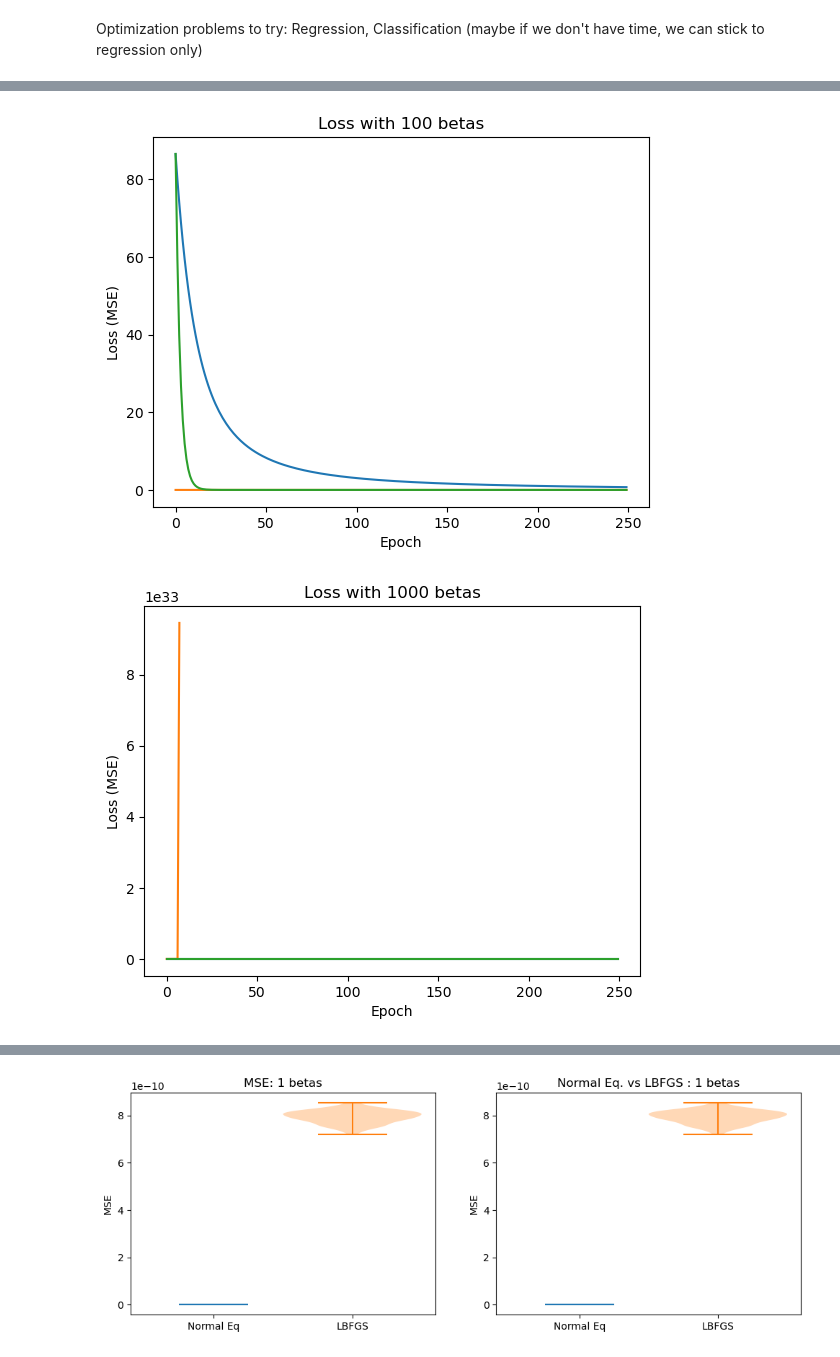
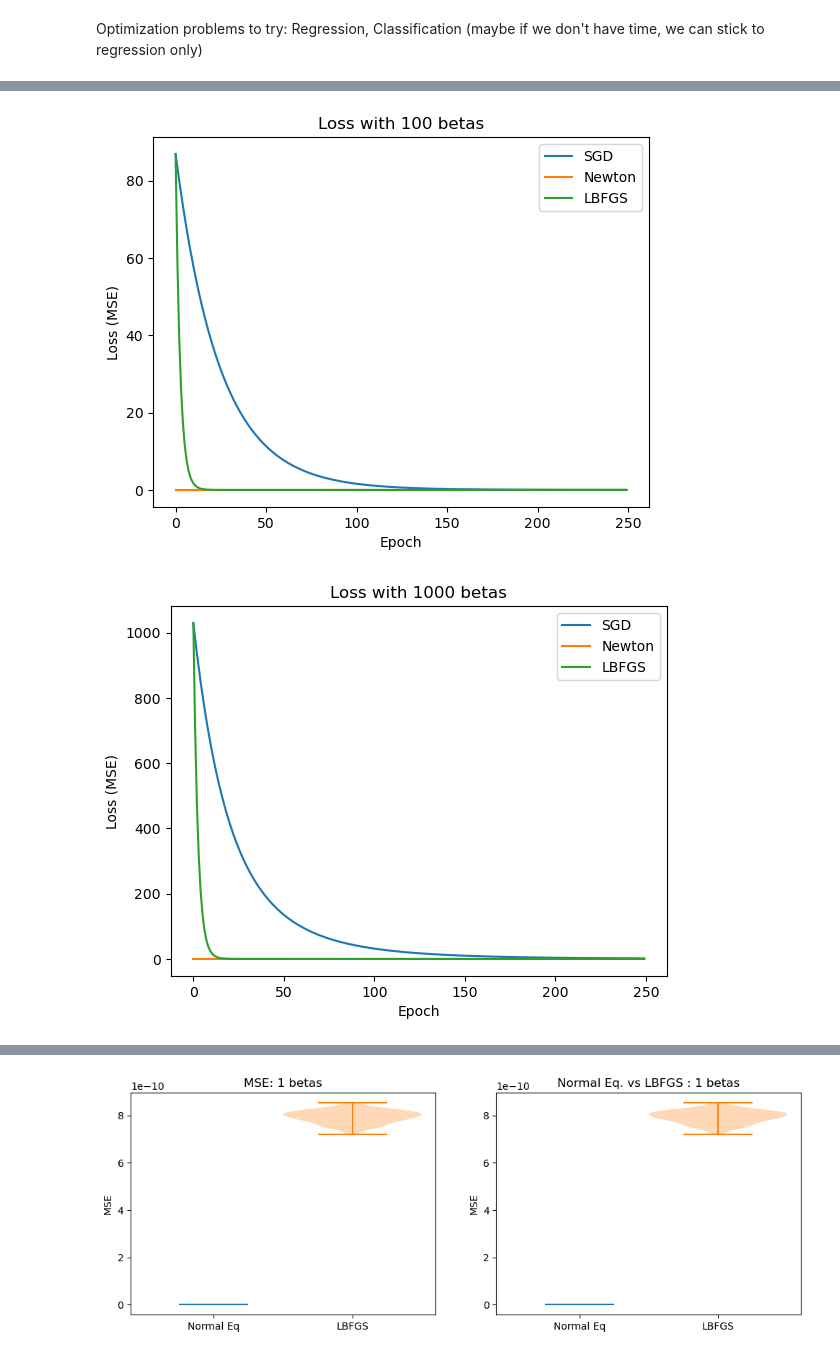
Before and after one commit to ryanhammonds/dsc210, a Jupyter notebook: project/Optimization Work.ipynb, the cells around one changed output, grey strips where cells are left out. Saved outputs shown, nothing was run; the diff lists cells and outputs as text; code cells hidden in the pictures.

```diff
--- a/project/Optimization Work.ipynb
+++ b/project/Optimization Work.ipynb
@@ -513,7 +437,7 @@ os.environ["KMP_DUPLICATE_LIB_OK"]="TRUE"
 n_sim = 100
 
 # Number of observations
-n = 100
+n = 5000
 
 # Number of features
 ms = [1, 10, 100, 1000]
@@ -621,0 +513,13 @@ array({'normal': array([[8.88178420e-16, 8.88178420e-16, 8.88178420e-16, 8.88178
+# %%
+def load_data(fname):
+    data = np.load(fname,allow_pickle = True)
+    return data['beta_mse'],data['elapsed_time'],data['loss_history']
+
+#fname = 'sim_data_100obs_10sims_250_epochs.npz'
+#fname = 'sim_data_100obs_100sims_250_epochs.npz'
+fname = 'sim_data_5000obs_100sims_250_epochs.npz'
+ms = [1, 10, 100, 1000]
+beta_mse,elapsed_time,loss_history = load_data(fname)
+beta_mse = beta_mse.flatten()[0]
+elapsed_time = elapsed_time.flatten()[0]
+loss_history = loss_history.flatten()[0]
@@ -641,4 +570,5 @@ for i in range(4):
     plt.plot(loss_history['lbfgs'][i].mean(axis=0), label='LBFGS')
     plt.ylabel('Loss (MSE)')
     plt.xlabel('Epoch')
+    plt.legend(loc="upper right")
 # %% [output]
@@ -647,5 +577,5 @@ for i in range(4):
-[figure, old version]
+[figure, new version]
-[figure, old version]
+[figure, new version]
 # %%
 for i in range(4):
     fig, axes = plt.subplots(figsize=(12, 4), ncols=2)
```
Also changed, not shown: parts of 15 cells of this notebook.
